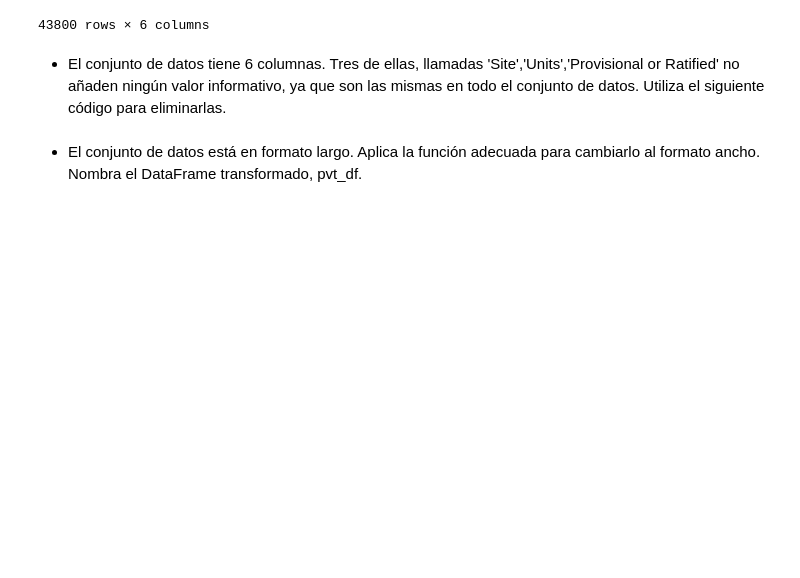
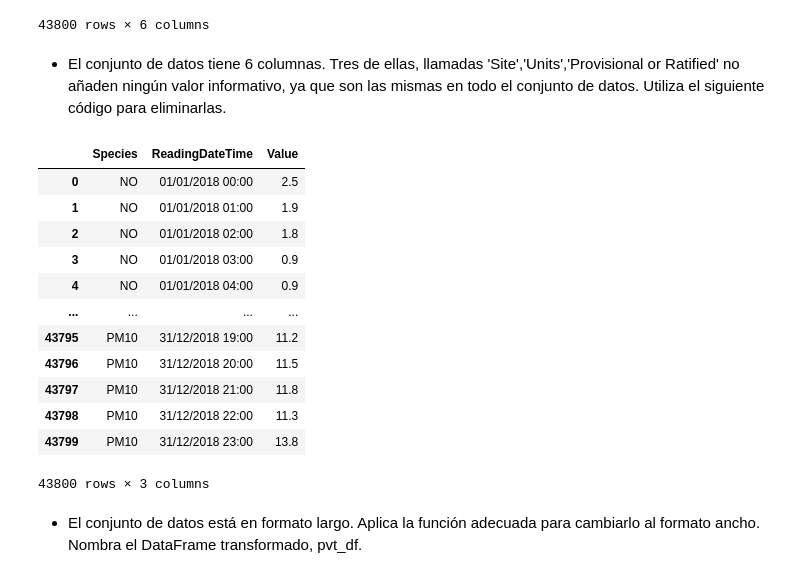
Before and after one commit to AlexDotel/PreprocesamientoPractica, a Jupyter notebook: Ejercicios_Preprocesamiento.ipynb, the cells around one changed output. Cells and saved outputs as stored; diff of their text form; code cells hidden in the pictures; blank space fills up the shorter version.

```diff
--- a/Ejercicios_Preprocesamiento.ipynb
+++ b/Ejercicios_Preprocesamiento.ipynb
@@ -192,5 +339,20 @@ air_df
 - El conjunto de datos tiene 6 columnas. Tres de ellas, llamadas 'Site','Units','Provisional or Ratified' no añaden ningún valor informativo, ya que son las mismas en todo el conjunto de datos. Utiliza el siguiente código para eliminarlas.
 # %%
 air_df.drop(columns=['Site','Units','Provisional or Ratified'], inplace=True)
+air_df
+# %% [output]
+|  | Species | ReadingDateTime | Value |
+| 0 | NO | 01/01/2018 00:00 | 2.5 |
+| 1 | NO | 01/01/2018 01:00 | 1.9 |
+| 2 | NO | 01/01/2018 02:00 | 1.8 |
+| 3 | NO | 01/01/2018 03:00 | 0.9 |
+| 4 | NO | 01/01/2018 04:00 | 0.9 |
+| ... | ... | ... | ... |
+| 43795 | PM10 | 31/12/2018 19:00 | 11.2 |
+| 43796 | PM10 | 31/12/2018 20:00 | 11.5 |
+| 43797 | PM10 | 31/12/2018 21:00 | 11.8 |
+| 43798 | PM10 | 31/12/2018 22:00 | 11.3 |
+| 43799 | PM10 | 31/12/2018 23:00 | 13.8 |
+43800 rows × 3 columns
 # %% [markdown]
 - El conjunto de datos está en formato largo. Aplica la función adecuada para cambiarlo al formato ancho. Nombra el DataFrame transformado, pvt_df.
```
Also changed, not shown: parts of 21 cells of this notebook.
